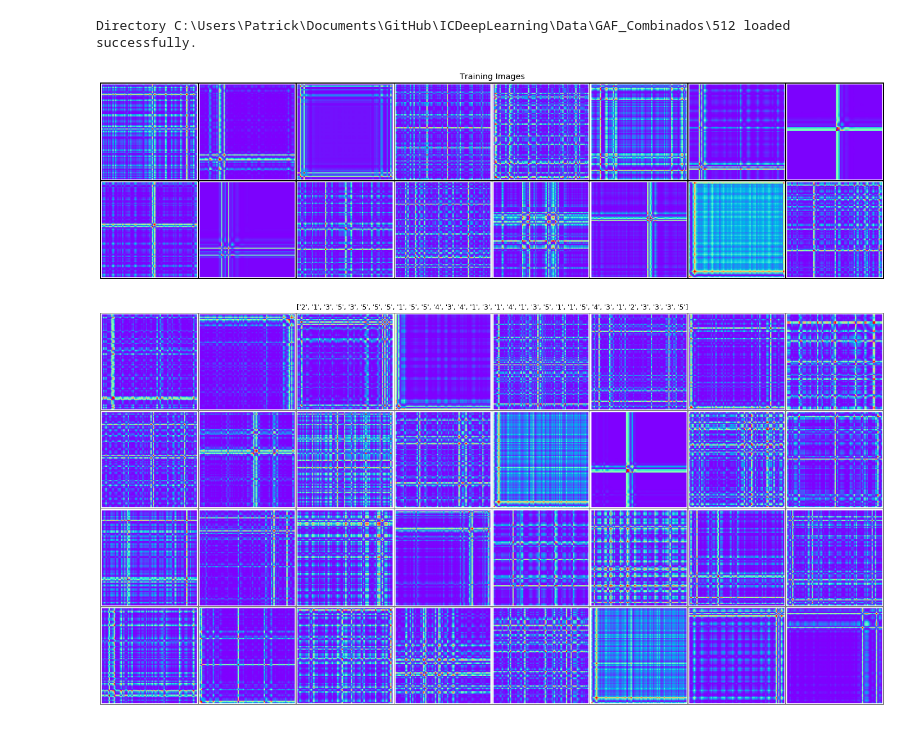
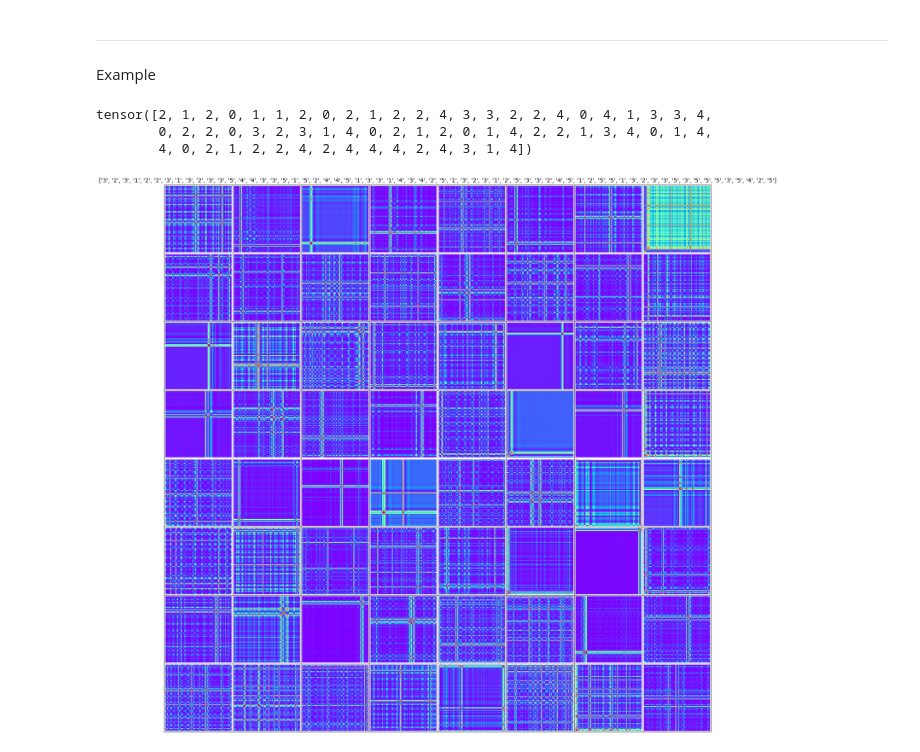
Before and after one commit to patrick-oliveira/ICDeepLearning, a Jupyter notebook: Codigos/Análise de BCI/SSVEP_ResNetGAF.ipynb, the cells around one changed output. Drawn from its saved outputs; the diff is of its cells as text; code cells hidden in the pictures.

```diff
--- a/Codigos/Análise de BCI/SSVEP_ResNetGAF.ipynb
+++ b/Codigos/Análise de BCI/SSVEP_ResNetGAF.ipynb
@@ -25,16 +25,18 @@ import copy
 # %%
 %load_ext autoreload
 %autoreload 2
+# %%
+image_size = 224
+batch_size = 64
+workers = 1
+ngpu = 1
+validation_split = .2
+train_split = 0
+shuffle_dataset = True
+random_seed = 42
+device = torch.device("cuda:0" if (torch.cuda.is_available() and ngpu > 0) else "cpu")
+# device = "cpu"
 # %%
-image_size = 224
-batch_size = 16
-workers = 2
-ngpu = 1
-validation_split = .2
-train_split = 0
-shuffle_dataset = True
-random_seed = 42
-
 def getData(dataType):
     figPath = path('C:\\Users\\Patrick\\Documents\\GitHub\\ICDeepLearning\\Data\\GAF_Combinados\\'+dataType)
 
@@ -128,6 +130,9 @@ def train_model(model, criterion, optimizer, scheduler, dataloaders, dataset_siz
                 # statistics
                 running_loss += loss.item() * inputs.size(0)
                 running_corrects += torch.sum(preds == labels.data)
+                del(inputs)
+                del(labels)
+
             if phase == 'train':
                 scheduler.step()
 
@@ -186,34 +191,27 @@ def visualize_model(model, num_images = 6):
         model.train(mode = was_training)
 
 
-def trainModel(model, modelName, criterion, optimizer, scheduler):
+def trainModel(model, modelName, criterion, optimizer, scheduler, dataType):
 #     dataTypes = ['512', '768', 'shifted']
-    dataTypes = ['512']
     stats = {
         '512': [],
         '768': [],
         'shifted': []
     }
-    for t in dataTypes:
-        print("Training stage:{}".format(t))
-        dataloaders, dataset_sizes, dataloader, _ = getData(t)
-        model, *stats[t] = train_model(model, criterion, optimizer, scheduler, dataloaders, dataset_sizes, dataloader, num_epochs = 15)
+
+    print("Training stage:{}".format(dataType))
+    dataloaders, dataset_sizes, dataloader, _ = getData(dataType)
+    model, *stats[dataType] = train_model(model, criterion, optimizer, scheduler, dataloaders, dataset_sizes, dataloader, num_epochs = 15)
 #         torch.save(model.state_dict(), 'Models\\'+modelName+'\\'+t+".pth")
 #         torch.save(stats, 'Models\\'+modelName+'\\stats'+t+'.pth')
 
     return model, stats
-
-device = torch.device("cuda:0" if (torch.cuda.is_available() and ngpu > 0) else "cpu")
-dataloaders, dataset_sizes, dataloader, class_names = getData('512')
-# device = "cpu"
-real_batch = next(iter(dataloader))
-plt.figure(figsize = (25, 25))
-plt.axis("off")
-plt.title("Training Images")
-plt.imshow(np.transpose(utils.make_grid(real_batch[0].to(device), padding = 2, normalize = True).cpu(),
-                        (1, 2, 0)))
-
-criterion = nn.CrossEntropyLoss()
-# %% [output]
-Directory C:\Users\Patrick\Documents\GitHub\ICDeepLearning\Data\GAF_Combinados\512 loaded successfully.
-[figure, removed]
+# %% [markdown]
+***
+Example
+# %%
+classes
+# %% [output]
+tensor([2, 1, 2, 0, 1, 1, 2, 0, 2, 1, 2, 2, 4, 3, 3, 2, 2, 4, 0, 4, 1, 3, 3, 4,
+        0, 2, 2, 0, 3, 2, 3, 1, 4, 0, 2, 1, 2, 0, 1, 4, 2, 2, 1, 3, 4, 0, 1, 4,
+        4, 0, 2, 1, 2, 2, 4, 2, 4, 4, 4, 2, 4, 3, 1, 4])
@@ -220,25 +221,26 @@ Directory C:\Users\Patrick\Documents\GitHub\ICDeepLearning\Data\GAF_Combinados\5
 # %%
 def imshow(inp, title = None):
     """Imshow for Tensor."""
     inp = inp.numpy().transpose((1, 2, 0))
     mean = np.array([0.5, 0.5, 0.5])
     std = np.array([0.5, 0.5, 0.5])
     inp = std*inp + mean
     inp = np.clip(inp, 0, 1)
     plt.figure(figsize = (25, 25))
     plt.axis("off")
     plt.title("Training Images")
     plt.imshow(inp)
     if title is not None:
         plt.title(title)
     plt.pause(0.001) # pause a bit so that plots are updated
 
 # Get a batch of training data
-inputs, classes = next(iter(train_loader))
+dataloaders, dataset_sizes, dataloader, class_names = getData('512')
+inputs, classes = next(iter(dataloaders['train']))
 
 # Make a grid from a batch
 out = utils.make_grid(inputs)
 
 imshow(out, title = [class_names[x] for x in classes])
 # %% [output]
-[figure, old version]
+[figure, new version]
```
Also changed, not shown: parts of 29 cells of this notebook, 27 other files.
